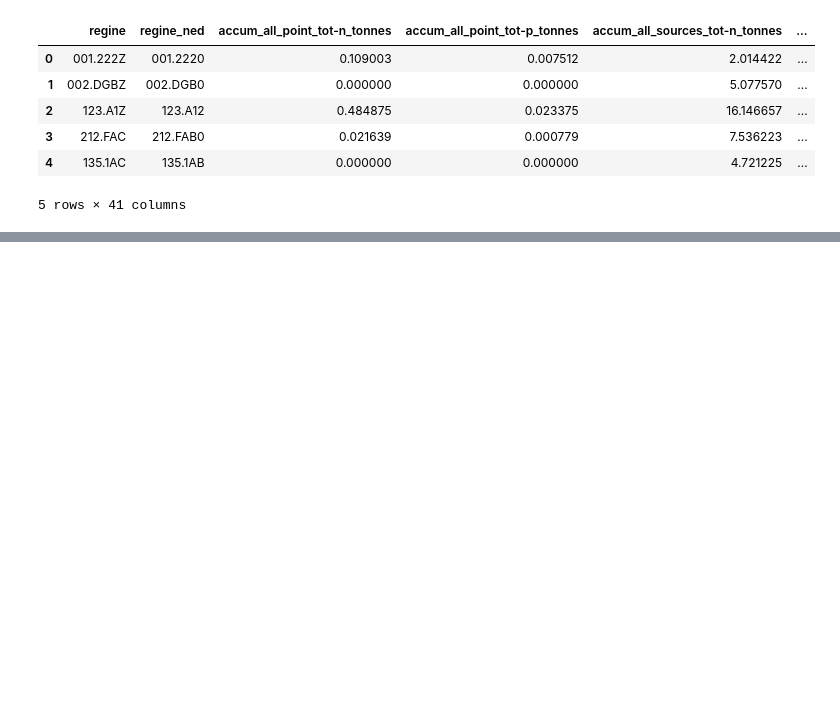
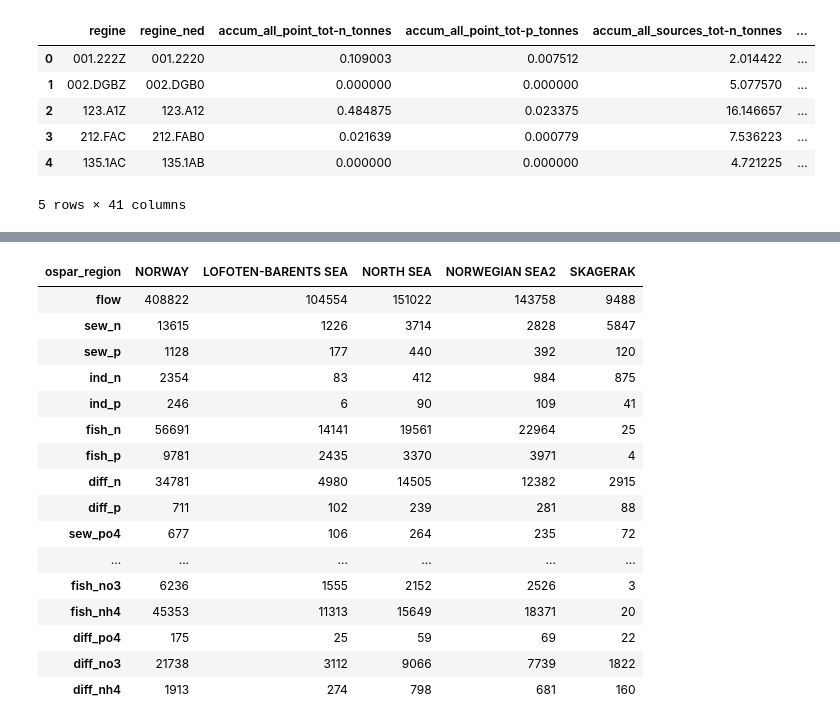
Before and after one commit to JamesSample/rid, a Jupyter notebook: notebooks/loads_unmonitored_regions_2016.ipynb, the cells around one changed output, grey strips where cells are left out. Saved outputs shown, nothing was run; the diff lists cells and outputs as text; code cells hidden in the pictures; blank space fills up the shorter version.

```diff
--- a/notebooks/loads_unmonitored_regions_2016.ipynb
+++ b/notebooks/loads_unmonitored_regions_2016.ipynb
@@ -247,0 +280,40 @@ old_df.head()
+# %%
+# Dict of conversion factors
+con_dict = {('sew', 'po4'):('p', 0.6),
+            ('ind', 'po4'):('p', 0.6),
+            ('fish', 'po4'):('p', 0.69),
+            ('diff', 'po4'):('p', 0.246),
+            ('sew', 'no3'):('n', 0.05),
+            ('ind', 'no3'):('n', 0.05),
+            ('fish', 'no3'):('n', 0.11),
+            ('diff', 'no3'):('n', 0.625),
+            ('sew', 'nh4'):('n', 0.75),
+            ('ind', 'nh4'):('n', 0.75),
+            ('fish', 'nh4'):('n', 0.8),
+            ('diff', 'nh4'):('n', 0.055)}
+
+# Apply factors
+for src in ['sew', 'ind', 'fish', 'diff']:
+    for spc in ['po4', 'no3', 'nh4']:
+        el, fac = con_dict[(src, spc)]
+        new_df[src+'_'+spc] = fac * new_df[src+'_'+el]
+
+new_df.round().astype(int).T
+# %% [output]
+| ospar_region | NORWAY | LOFOTEN-BARENTS SEA | NORTH SEA | NORWEGIAN SEA2 | SKAGERAK |
+| flow | 408822 | 104554 | 151022 | 143758 | 9488 |
+| sew_n | 13615 | 1226 | 3714 | 2828 | 5847 |
+| sew_p | 1128 | 177 | 440 | 392 | 120 |
+| ind_n | 2354 | 83 | 412 | 984 | 875 |
+| ind_p | 246 | 6 | 90 | 109 | 41 |
+| fish_n | 56691 | 14141 | 19561 | 22964 | 25 |
+| fish_p | 9781 | 2435 | 3370 | 3971 | 4 |
+| diff_n | 34781 | 4980 | 14505 | 12382 | 2915 |
+| diff_p | 711 | 102 | 239 | 281 | 88 |
+| sew_po4 | 677 | 106 | 264 | 235 | 72 |
+| ... | ... | ... | ... | ... | ... |
+| fish_no3 | 6236 | 1555 | 2152 | 2526 | 3 |
+| fish_nh4 | 45353 | 11313 | 15649 | 18371 | 20 |
+| diff_po4 | 175 | 25 | 59 | 69 | 22 |
+| diff_no3 | 21738 | 3112 | 9066 | 7739 | 1822 |
+| diff_nh4 | 1913 | 274 | 798 | 681 | 160 |
```
Also changed, not shown: parts of 26 cells of this notebook.
